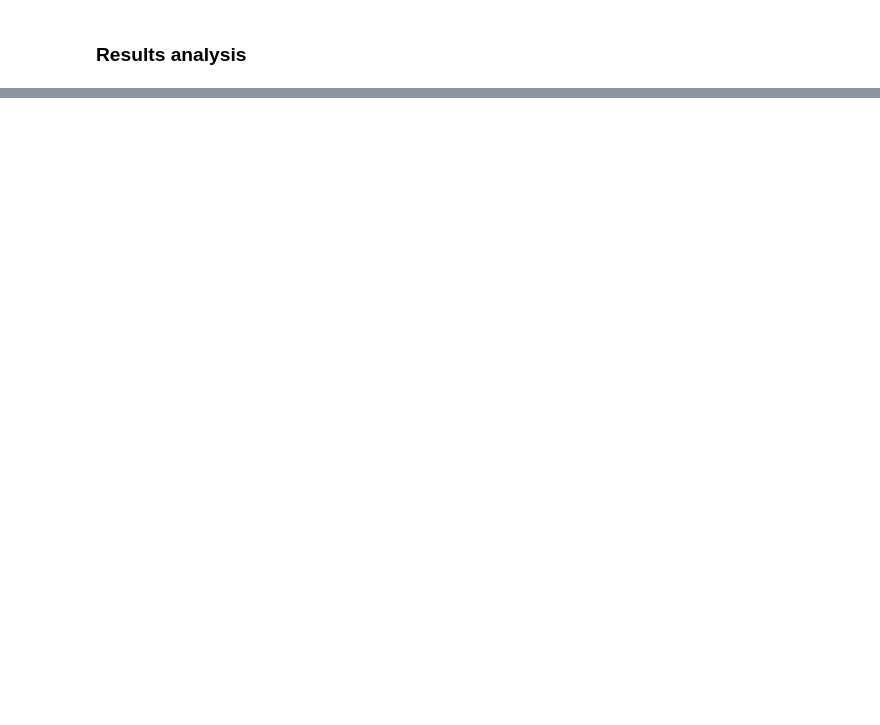
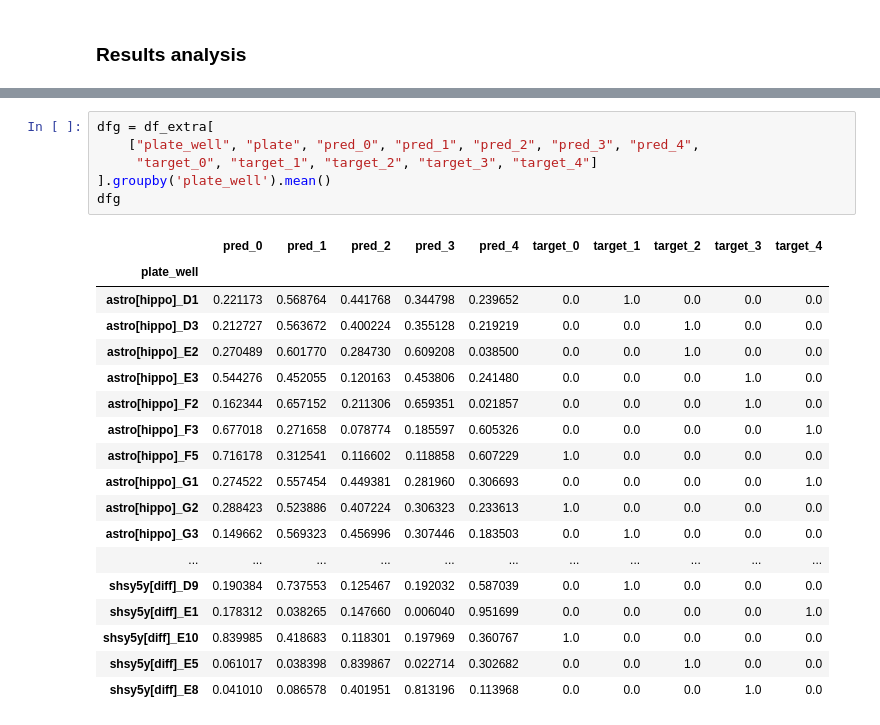
Before and after one commit to TheoViel/kaggle_sartorius, a Jupyter notebook: notebooks/Cls.ipynb, the cells around one changed output, grey strips where cells are left out. Cells and saved outputs as stored; diff of their text form; blank space fills up the shorter version.

```diff
--- a/notebooks/Cls.ipynb
+++ b/notebooks/Cls.ipynb
@@ -368,0 +339,25 @@ dfg
+# %%
+dfg = df_extra[
+    ["plate_well", "plate", "pred_0", "pred_1", "pred_2", "pred_3", "pred_4",
+     "target_0", "target_1", "target_2", "target_3", "target_4"]
+].groupby('plate_well').mean()
+dfg
+# %% [output]
+|  | pred_0 | pred_1 | pred_2 | pred_3 | pred_4 | target_0 | target_1 | target_2 | target_3 | target_4 |
+| plate_well |  |  |  |  |  |  |  |  |  |  |
+| astro[hippo]_D1 | 0.221173 | 0.568764 | 0.441768 | 0.344798 | 0.239652 | 0.0 | 1.0 | 0.0 | 0.0 | 0.0 |
+| astro[hippo]_D3 | 0.212727 | 0.563672 | 0.400224 | 0.355128 | 0.219219 | 0.0 | 0.0 | 1.0 | 0.0 | 0.0 |
+| astro[hippo]_E2 | 0.270489 | 0.601770 | 0.284730 | 0.609208 | 0.038500 | 0.0 | 0.0 | 1.0 | 0.0 | 0.0 |
+| astro[hippo]_E3 | 0.544276 | 0.452055 | 0.120163 | 0.453806 | 0.241480 | 0.0 | 0.0 | 0.0 | 1.0 | 0.0 |
+| astro[hippo]_F2 | 0.162344 | 0.657152 | 0.211306 | 0.659351 | 0.021857 | 0.0 | 0.0 | 0.0 | 1.0 | 0.0 |
+| astro[hippo]_F3 | 0.677018 | 0.271658 | 0.078774 | 0.185597 | 0.605326 | 0.0 | 0.0 | 0.0 | 0.0 | 1.0 |
+| astro[hippo]_F5 | 0.716178 | 0.312541 | 0.116602 | 0.118858 | 0.607229 | 1.0 | 0.0 | 0.0 | 0.0 | 0.0 |
+| astro[hippo]_G1 | 0.274522 | 0.557454 | 0.449381 | 0.281960 | 0.306693 | 0.0 | 0.0 | 0.0 | 0.0 | 1.0 |
+| astro[hippo]_G2 | 0.288423 | 0.523886 | 0.407224 | 0.306323 | 0.233613 | 1.0 | 0.0 | 0.0 | 0.0 | 0.0 |
+| astro[hippo]_G3 | 0.149662 | 0.569323 | 0.456996 | 0.307446 | 0.183503 | 0.0 | 1.0 | 0.0 | 0.0 | 0.0 |
+| ... | ... | ... | ... | ... | ... | ... | ... | ... | ... | ... |
+| shsy5y[diff]_D9 | 0.190384 | 0.737553 | 0.125467 | 0.192032 | 0.587039 | 0.0 | 1.0 | 0.0 | 0.0 | 0.0 |
+| shsy5y[diff]_E1 | 0.178312 | 0.038265 | 0.147660 | 0.006040 | 0.951699 | 0.0 | 0.0 | 0.0 | 0.0 | 1.0 |
+| shsy5y[diff]_E10 | 0.839985 | 0.418683 | 0.118301 | 0.197969 | 0.360767 | 1.0 | 0.0 | 0.0 | 0.0 | 0.0 |
+| shsy5y[diff]_E5 | 0.061017 | 0.038398 | 0.839867 | 0.022714 | 0.302682 | 0.0 | 0.0 | 1.0 | 0.0 | 0.0 |
+| shsy5y[diff]_E8 | 0.041010 | 0.086578 | 0.401951 | 0.813196 | 0.113968 | 0.0 | 0.0 | 0.0 | 1.0 | 0.0 |
```
Also changed, not shown: parts of 19 cells of this notebook, 7 other files.
